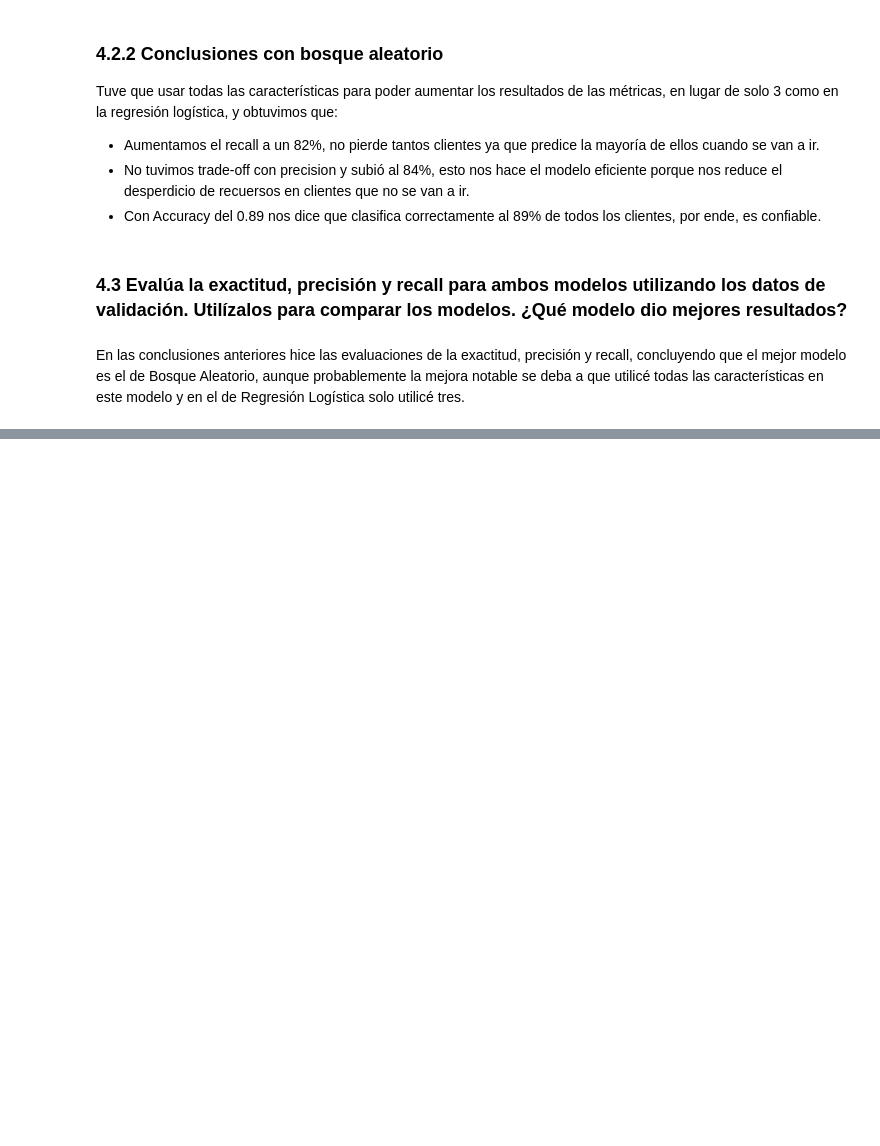
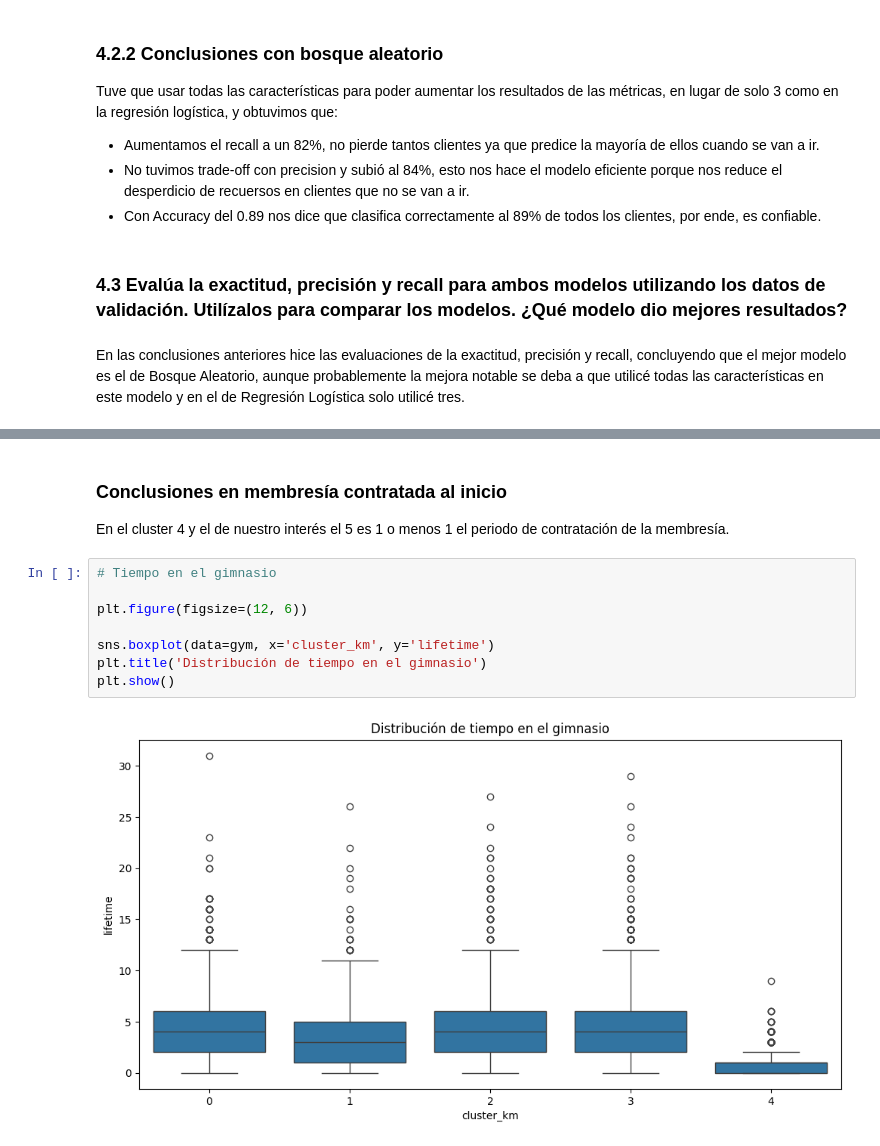
Before and after one commit to pedro-pali/proyecto_sprint_14, a Jupyter notebook: proyecto.ipynb, the cells around one changed output, grey strips where cells are left out. Saved outputs shown, nothing was run; the diff lists cells and outputs as text; blank space fills up the shorter version.

```diff
--- a/proyecto.ipynb
+++ b/proyecto.ipynb
@@ -366,0 +473,13 @@ En las conclusiones anteriores hice las evaluaciones de la exactitud, precisión
+# %% [markdown]
+### Conclusiones en membresía contratada al inicio
+En el cluster 4 y el de nuestro interés el 5 es 1 o menos 1 el periodo de contratación de la membresía.
+# %%
+# Tiempo en el gimnasio
+
+plt.figure(figsize=(12, 6))
+
+sns.boxplot(data=gym, x='cluster_km', y='lifetime')
+plt.title('Distribución de tiempo en el gimnasio')
+plt.show()
+# %% [output]
+[figure, added]
```
Also changed, not shown: parts of 26 cells of this notebook, 1 other file.
